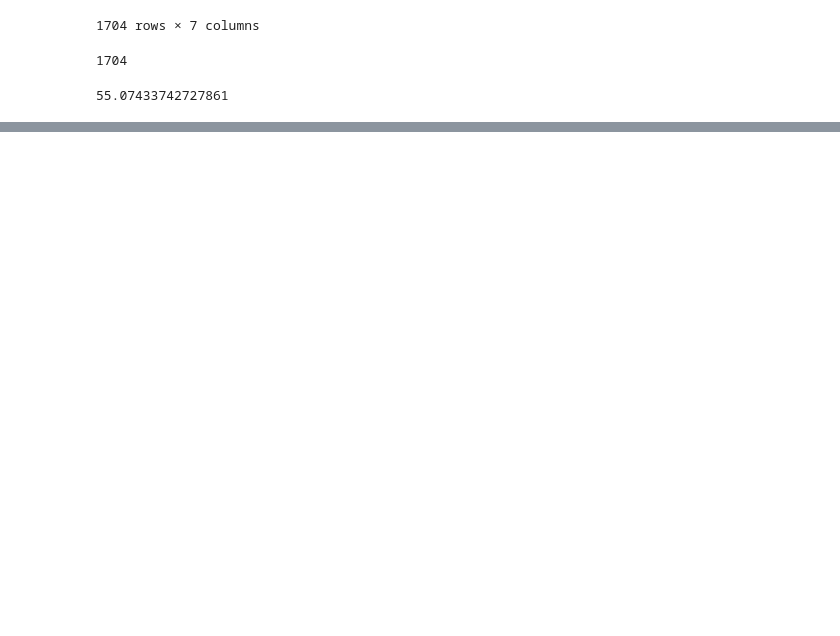
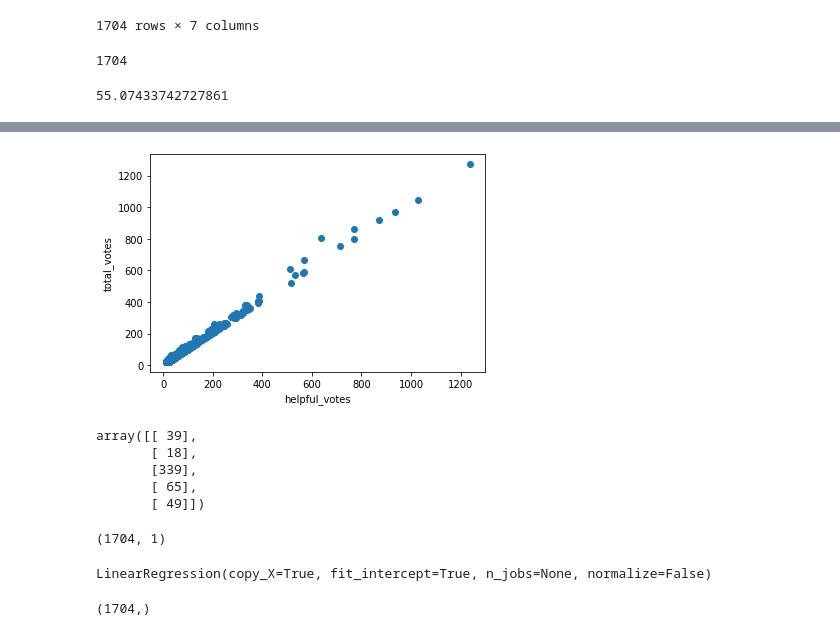
Before and after one commit to Adegbenga1/Amazon_Vine_Analysis, a Jupyter notebook: Vine_Review_Analysis.ipynb, the cells around one changed output, grey strips where cells are left out. Cells and saved outputs as stored; diff of their text form; code cells hidden in the pictures; blank space fills up the shorter version.

```diff
--- a/Vine_Review_Analysis.ipynb
+++ b/Vine_Review_Analysis.ipynb
@@ -280,0 +295,7 @@ Percentage_of_Five_star_reviews_Vine_program_unpaid
+# %%
+plt.scatter(Five_star_reviews_Vine_program_unpaid.helpful_votes	, Five_star_reviews_Vine_program_unpaid.total_votes)
+plt.xlabel('helpful_votes')
+plt.ylabel('total_votes')
+plt.show()
+# %% [output]
+[figure, added]
@@ -280,0 +304,12 @@ Percentage_of_Five_star_reviews_Vine_program_unpaid
+# %%
+X[:5]
+# %% [output]
+array([[ 39],
+       [ 18],
+       [339],
+       [ 65],
+       [ 49]])
+# %%
+X.shape
+# %% [output]
+(1704, 1)
@@ -280,0 +320,9 @@ Percentage_of_Five_star_reviews_Vine_program_unpaid
+# %%
+model.fit(X, y)
+# %% [output]
+LinearRegression(copy_X=True, fit_intercept=True, n_jobs=None, normalize=False)
+# %%
+y_pred = model.predict(X)
+print(y_pred.shape)
+# %% [output]
+(1704,)
```
Also changed, not shown: parts of 8 cells of this notebook.
